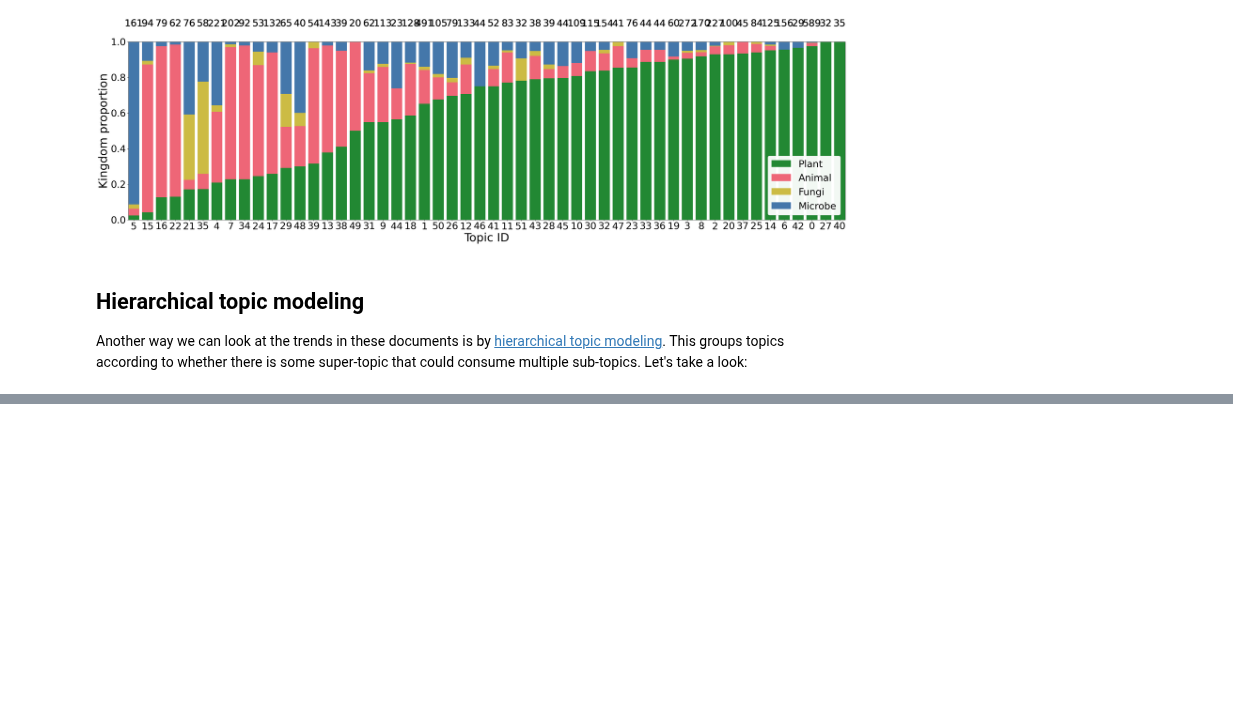
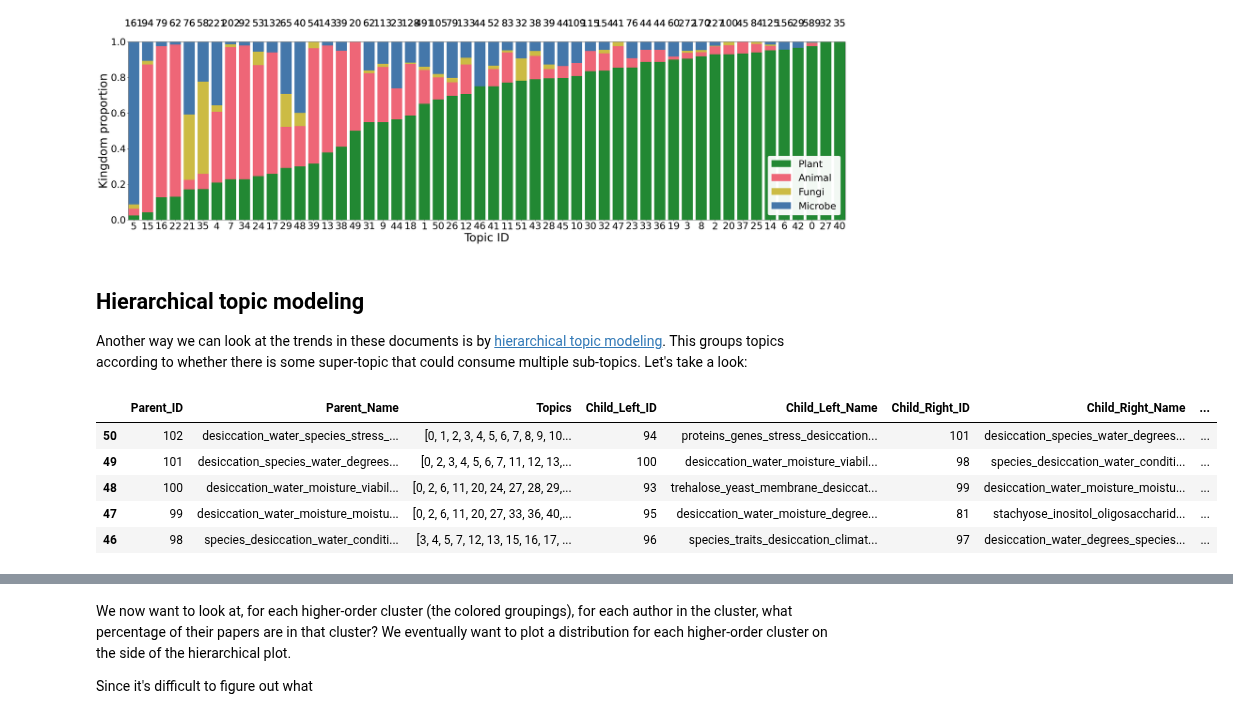
Before and after one commit to serenalotreck/desiccation-network, a Jupyter notebook: notebooks/citation_network_topic_modeling.ipynb, the cells around one changed output, grey strips where cells are left out. Cells and saved outputs as stored; diff of their text form; code cells hidden in the pictures; blank space fills up the shorter version.

Commit message:
WIP debug alt_names new test

```diff
--- a/notebooks/citation_network_topic_modeling.ipynb
+++ b/notebooks/citation_network_topic_modeling.ipynb
@@ -258,6 +258,14 @@ plt.savefig('../data/citation_network/figures/topic_admixture.pdf', format='pdf'
 Another way we can look at the trends in these documents is by [hierarchical topic modeling](https://maartengr.github.io/BERTopic/getting_started/hierarchicaltopics/hierarchicaltopics.html). This groups topics according to whether there is some super-topic that could consume multiple sub-topics. Let's take a look:
 # %%
 hierarchical_topics = mmr_model.hierarchical_topics(docs)
+hierarchical_topics.head()
+# %% [output]
+|  | Parent_ID | Parent_Name | Topics | Child_Left_ID | Child_Left_Name | Child_Right_ID | Child_Right_Name | ... |
+| 50 | 102 | desiccation_water_species_stress_... | [0, 1, 2, 3, 4, 5, 6, 7, 8, 9, 10... | 94 | proteins_genes_stress_desiccation... | 101 | desiccation_species_water_degrees... | ... |
+| 49 | 101 | desiccation_species_water_degrees... | [0, 2, 3, 4, 5, 6, 7, 11, 12, 13,... | 100 | desiccation_water_moisture_viabil... | 98 | species_desiccation_water_conditi... | ... |
+| 48 | 100 | desiccation_water_moisture_viabil... | [0, 2, 6, 11, 20, 24, 27, 28, 29,... | 93 | trehalose_yeast_membrane_desiccat... | 99 | desiccation_water_moisture_moistu... | ... |
+| 47 | 99 | desiccation_water_moisture_moistu... | [0, 2, 6, 11, 20, 27, 33, 36, 40,... | 95 | desiccation_water_moisture_degree... | 81 | stachyose_inositol_oligosaccharid... | ... |
+| 46 | 98 | species_desiccation_water_conditi... | [3, 4, 5, 7, 12, 13, 15, 16, 17, ... | 96 | species_traits_desiccation_climat... | 97 | desiccation_water_degrees_species... | ... |
 # %%
 # Save for labeling figure in post-processing since visualization function is inaccessible
 hierarchical_topics.to_csv('../data/topic_models/hierarchical_topics_15Mar2024.csv', index=False)
@@ -267,3 +275,7 @@ fig.show()
 fig.write_image('../data/citation_network/figures/hierarchical_figure_default_aesthetics.pdf')
 # %% [output]
 [interactive output not drawn]
+# %% [markdown]
+We now want to look at, for each higher-order cluster (the colored groupings), for each author in the cluster, what percentage of their papers are in that cluster? We eventually want to plot a distribution for each higher-order cluster on the side of the hierarchical plot.
+
+Since it's difficult to figure out what
```
Also changed, not shown: 2 other files.
